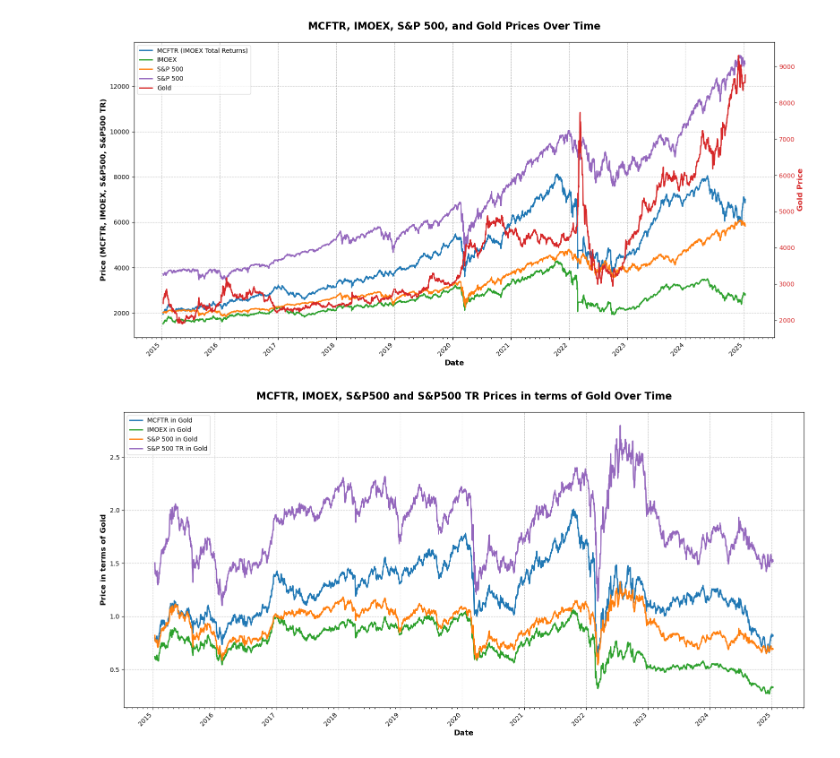
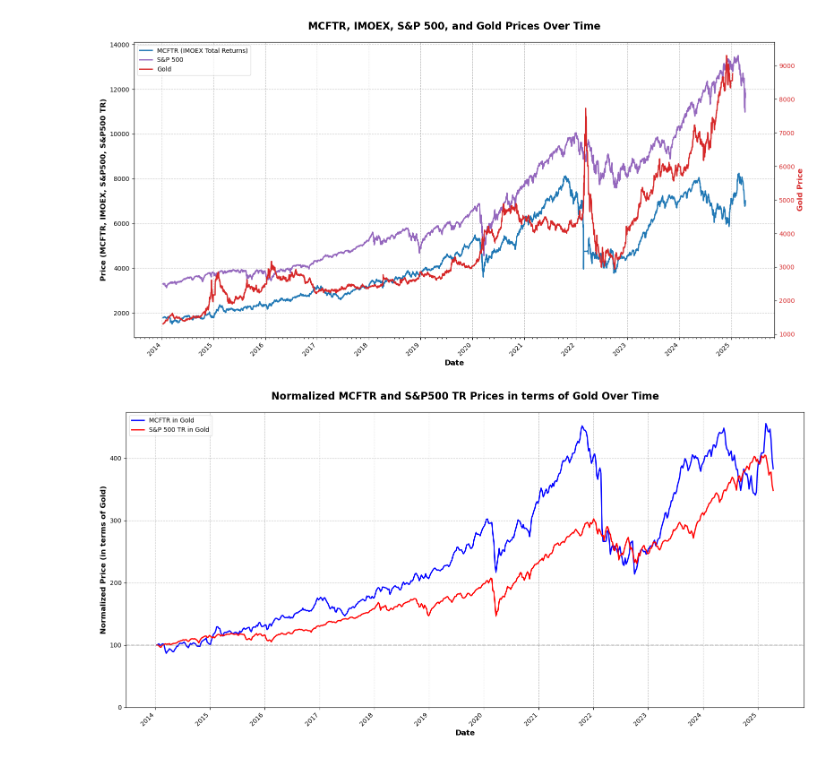
Before and after one commit to Melodiz/dailycode, a Jupyter notebook: stuff/moex/main.ipynb, the cells around one changed output. Saved outputs shown, nothing was run; the diff lists cells and outputs as text; code cells hidden in the pictures.

Commit message:
update snp vs imoex charts

```diff
--- a/stuff/moex/main.ipynb
+++ b/stuff/moex/main.ipynb
@@ -4,12 +4,7 @@ import matplotlib.pyplot as plt
 import matplotlib.dates as mdates
 import seaborn as sns
 # %%
-mcftr = pd.read_csv('data/MCFTR.csv', encoding='windows-1251', sep=';')
+mcftr = pd.read_csv('data/mcftr.csv', encoding='windows-1251', sep=',')
 gold = pd.read_excel('data/gold.xlsx')
-imoex = pd.read_csv('data/imoex.csv',encoding='windows-1251', sep=';')
-imoex = imoex[['TRADEDATE', 'CLOSE']]
-mcftr = mcftr[['TRADEDATE', 'CLOSE']]
-snp = pd.read_csv('data/sp500.csv', sep=',')
 snptr = pd.read_csv('data/snptr.csv', sep=',')
-snptr['Open'] = snptr['Open'].apply(lambda x: float(x.replace(',', '')))
 # %%
@@ -65,8 +51,6 @@ fig, ax1 = plt.subplots(figsize=(16, 8))
 
 # Plot MCFTR, IMOEX, and S&P 500 on the left y-axis
 ax1.plot(mcftr['date'], mcftr['price'], label='MCFTR (IMOEX Total Returns)', color='#1f77b4', linewidth=2)
-ax1.plot(imoex['date'], imoex['price'], label='IMOEX', color='#2ca02c', linewidth=2)
-ax1.plot(snp['date'], snp['price'], label='S&P 500', color='#ff7f0e', linewidth=2)
 ax1.plot(snptr['date'], snptr['price'], label='S&P 500', color='#9467bd', linewidth=2)
 
 ax1.set_xlabel('Date', fontsize=12, fontweight='bold')
@@ -100,4 +84,4 @@ ax1.grid(True, linestyle='--', alpha=0.7)
 plt.tight_layout()
 plt.show()
 # %% [output]
-[figure, old version]
+[figure, new version]
@@ -110,41 +88,54 @@ merged_df.rename(columns={'price': 'price_imoex'}, inplace=True)
+# %%
+merged_df = mcftr.copy().rename(columns={'price': 'mcftr_gold'})
+merged_df['snptr_gold'] = snptr['price']
+merged_df.drop(columns=['price_in_gold'], inplace=True)
 # %%
+# Normalize prices (set first day as 100)
+merged_df['mcftr_normalized'] = merged_df['mcftr_gold'] / merged_df['mcftr_gold'].iloc[0] * 100
+merged_df['snptr_normalized'] = merged_df['snptr_gold'] / merged_df['snptr_gold'].iloc[0] * 100
 
-# Calculate prices in terms of gold
-merged_df['mcftr_gold'] = merged_df['price_mcftr'] / merged_df['price_gold']
-merged_df['imoex_gold'] = merged_df['price_imoex'] / merged_df['price_gold']
-merged_df['snp_gold'] = merged_df['price_snp'] / merged_df['price_gold']
-merged_df['snptr_gold'] = merged_df['price_snptr'] / merged_df['price_gold']
+# Convert date to datetime if it's not already
+merged_df['date'] = pd.to_datetime(merged_df['date'])
+
+# Calculate weekly mean prices for smoother visualization
+weekly_df = merged_df.resample('W', on='date').mean().reset_index()
 
 # Create the plot
 fig, ax = plt.subplots(figsize=(16, 8))
 
-# Plot MCFTR, IMOEX, and S&P 500 in terms of gold
-ax.plot(merged_df['date'], merged_df['mcftr_gold'], label='MCFTR in Gold', color='#1f77b4', linewidth=2)
-ax.plot(merged_df['date'], merged_df['imoex_gold'], label='IMOEX in Gold', color='#2ca02c', linewidth=2)
-ax.plot(merged_df['date'], merged_df['snp_gold'], label='S&P 500 in Gold', color='#ff7f0e', linewidth=2)
-ax.plot(merged_df['date'], merged_df['snptr_gold'], label='S&P 500 TR in Gold', color='#9467bd', linewidth=2)
+# Plot normalized MCFTR and SNPTR in terms of gold
+ax.plot(weekly_df['date'], weekly_df['mcftr_normalized'],
+        label='MCFTR in Gold', color='blue', linewidth=2)
+ax.plot(weekly_df['date'], weekly_df['snptr_normalized'],
+        label='S&P 500 TR in Gold', color='red', linewidth=2)
 
 ax.set_xlabel('Date', fontsize=12, fontweight='bold')
-ax.set_ylabel('Price in terms of Gold', color='black', fontsize=12, fontweight='bold')
+ax.set_ylabel('Normalized Price (in terms of Gold)', color='black', fontsize=12, fontweight='bold')
 ax.tick_params(axis='y', labelcolor='black', labelsize=10)
 
 # Improve x-axis date formatting
 ax.xaxis.set_major_locator(mdates.YearLocator())
 ax.xaxis.set_major_formatter(mdates.DateFormatter('%Y'))
-ax.xaxis.set_minor_locator(mdates.MonthLocator())
 plt.setp(ax.xaxis.get_majorticklabels(), rotation=45, ha='right')
 
 # Add legend with improved positioning and style
 ax.legend(loc='upper left', fontsize=10, frameon=True, framealpha=0.7)
 
 # Set title with improved font
-plt.title('MCFTR, IMOEX, S&P500 and S&P500 TR Prices in terms of Gold Over Time', fontsize=16, fontweight='bold', pad=20)
+plt.title('Normalized MCFTR and S&P500 TR Prices in terms of Gold Over Time',
+          fontsize=16, fontweight='bold', pad=20)
 
 # Add grid for better readability
 ax.grid(True, linestyle='--', alpha=0.7)
 
+# Set y-axis to start from 0
+ax.set_ylim(bottom=0)
+
+# Add a horizontal line at y=100 to show the starting point
+ax.axhline(y=100, color='gray', linestyle='--', alpha=0.5)
+
 # Adjust layout and display the plot
 plt.tight_layout()
 plt.show()
 # %% [output]
-[figure, old version]
+[figure, new version]
```
Also changed, not shown: parts of 10 cells of this notebook, 7 other files.
